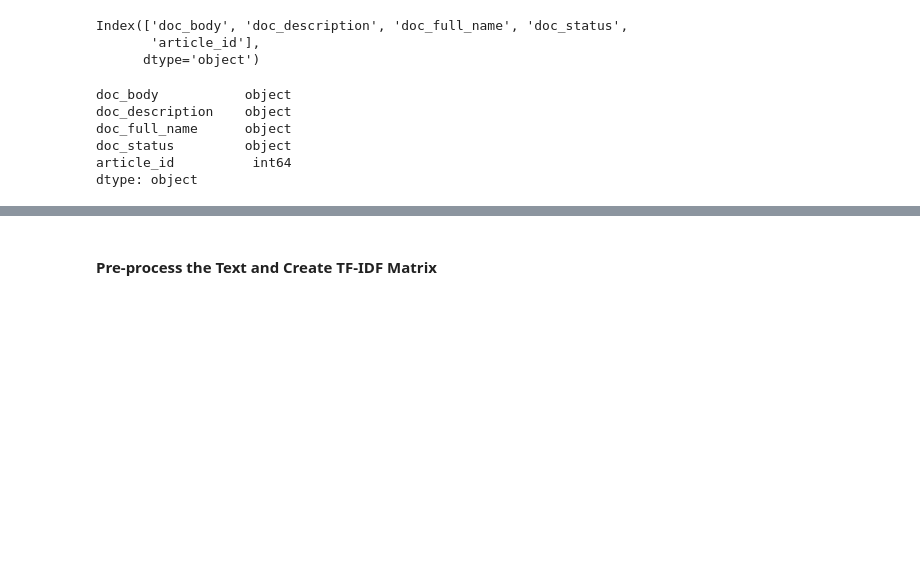
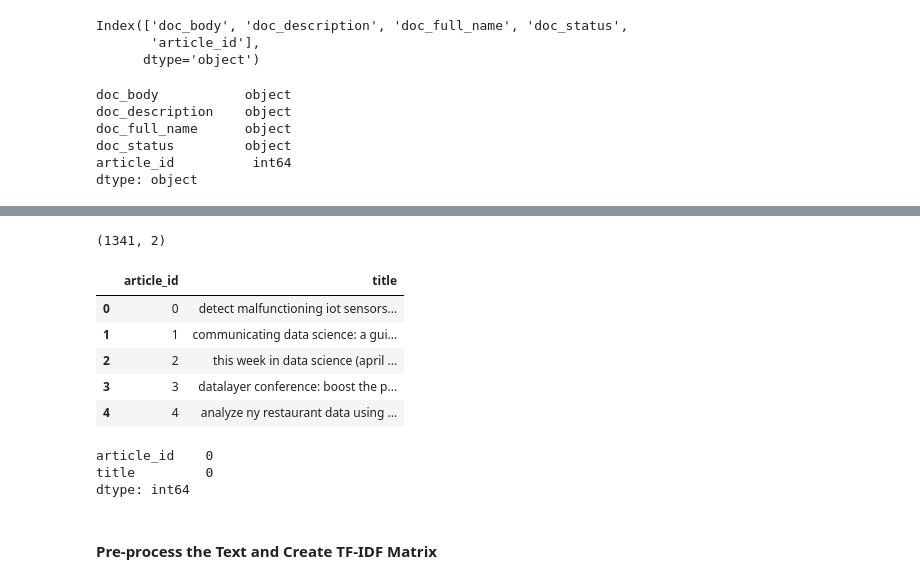
Before and after one commit to SolanaO/Recommendation_Systems, a Jupyter notebook: Recommendations_with_IBM.ipynb, the cells around one changed output, grey strips where cells are left out. Cells and saved outputs as stored; diff of their text form; code cells hidden in the pictures; blank space fills up the shorter version.

```diff
--- a/Recommendations_with_IBM.ipynb
+++ b/Recommendations_with_IBM.ipynb
@@ -1051,3 +1039,31 @@ dtype: int64
+# %%
+# combine the two dataframes so all available articles are included
+df_full = pd.merge(df_cont, df_titles,
+                  left_on = ['article_id', 'title'],
+                  right_on = ['article_id', 'title'],
+                  how = 'outer')
+
+# check the outcome
+df_full.shape
+# %% [output]
+(1341, 2)
+# %%
+# preview the output
+df_full.head()
+# %% [output]
+|  | article_id | title |
+| 0 | 0 | detect malfunctioning iot sensors... |
+| 1 | 1 | communicating data science: a gui... |
+| 2 | 2 | this week in data science (april ... |
+| 3 | 3 | datalayer conference: boost the p... |
+| 4 | 4 | analyze ny restaurant data using ... |
+# %%
+# check for missing values
+df_full.isnull().sum()
+# %% [output]
+article_id    0
+title         0
+dtype: int64
 # %% [markdown]
 #### Pre-process the Text and Create TF-IDF Matrix
 # %%
```
Also changed, not shown: parts of 57 cells of this notebook.
